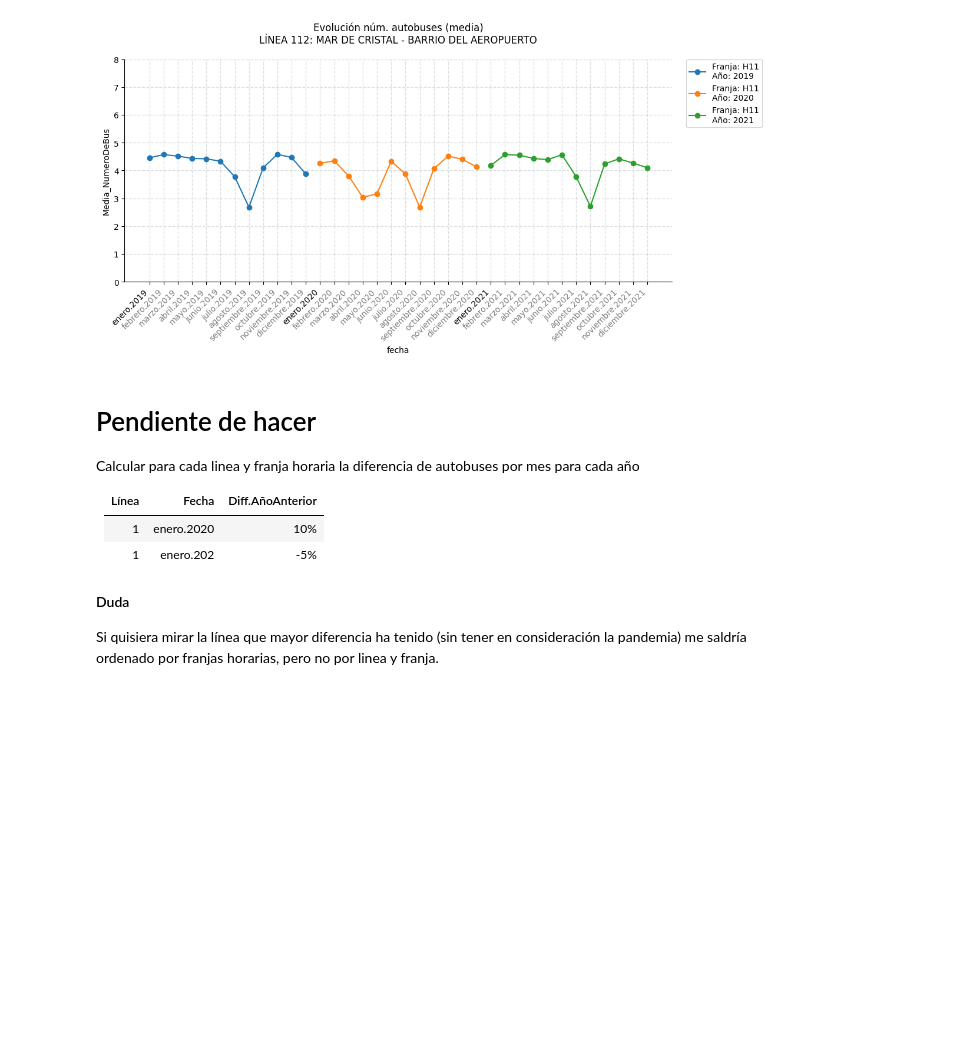
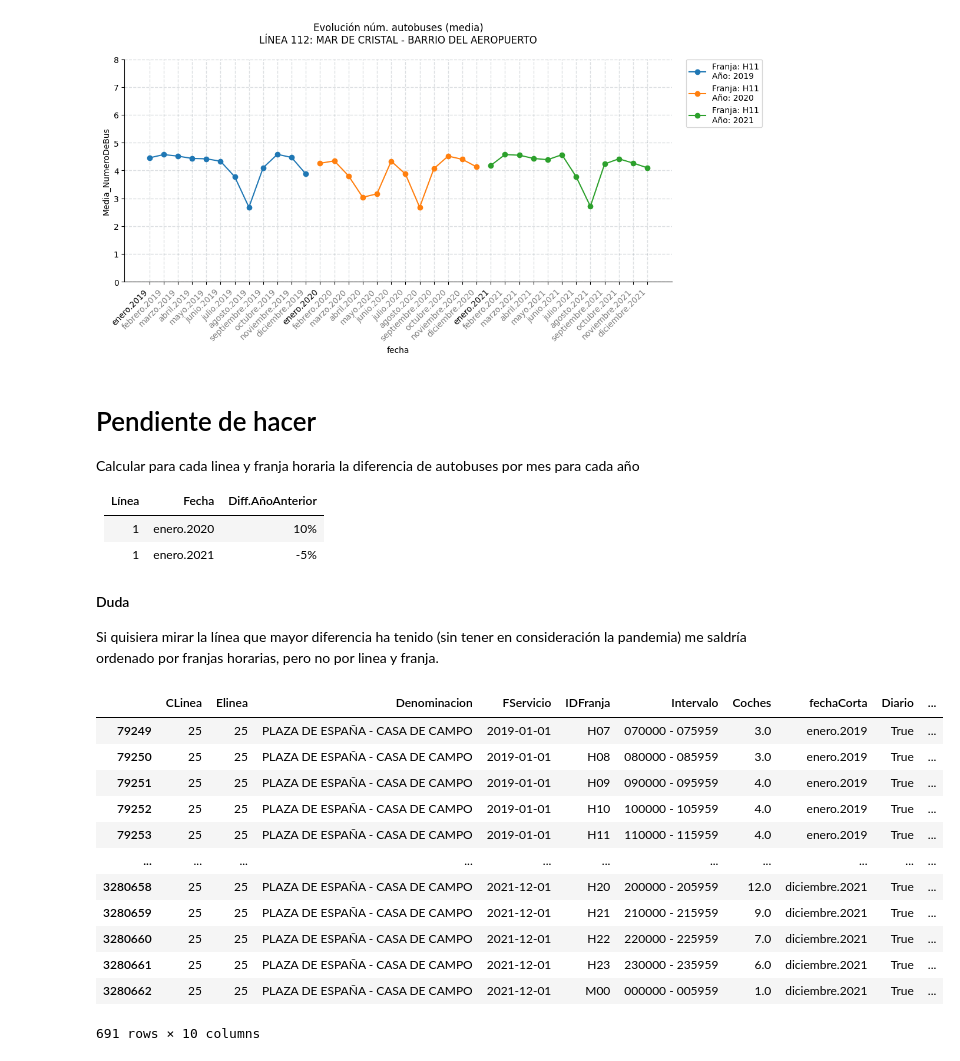
Before and after one commit to nacholopex/emt_madrid, a Jupyter notebook: 2022_emt_evolucion.ipynb, the cells around one changed output. Drawn from its saved outputs; the diff is of its cells as text; code cells hidden in the pictures; blank space fills up the shorter version.

```diff
--- a/2022_emt_evolucion.ipynb
+++ b/2022_emt_evolucion.ipynb
@@ -197,11 +178,30 @@ Calcular para cada linea y franja horaria la diferencia de autobuses por mes par
 | Línea |   Fecha    | Diff.AñoAnterior |
 |-------|   -------  |------------------|
 |   1   | enero.2020 |       10%        |
-|   1   | enero.202  |       -5%        |
+|   1   | enero.2021 |       -5%        |
 
 
 #### Duda
 Si quisiera mirar la línea que mayor diferencia ha tenido (sin tener en consideración la pandemia) me saldría ordenado por franjas horarias, pero no por linea y franja.
+# %%
+linea25 = media_buses[media_buses['CLinea']==25]
+# %%
+linea25 = linea25[linea25['FServicio'].dt.day==1]
+linea25
+# %% [output]
+|  | CLinea | Elinea | Denominacion | FServicio | IDFranja | Intervalo | Coches | fechaCorta | Diario | ... |
+| 79249 | 25 | 25 | PLAZA DE ESPAÑA - CASA DE CAMPO | 2019-01-01 | H07 | 070000 - 075959 | 3.0 | enero.2019 | True | ... |
+| 79250 | 25 | 25 | PLAZA DE ESPAÑA - CASA DE CAMPO | 2019-01-01 | H08 | 080000 - 085959 | 3.0 | enero.2019 | True | ... |
+| 79251 | 25 | 25 | PLAZA DE ESPAÑA - CASA DE CAMPO | 2019-01-01 | H09 | 090000 - 095959 | 4.0 | enero.2019 | True | ... |
+| 79252 | 25 | 25 | PLAZA DE ESPAÑA - CASA DE CAMPO | 2019-01-01 | H10 | 100000 - 105959 | 4.0 | enero.2019 | True | ... |
+| 79253 | 25 | 25 | PLAZA DE ESPAÑA - CASA DE CAMPO | 2019-01-01 | H11 | 110000 - 115959 | 4.0 | enero.2019 | True | ... |
+| ... | ... | ... | ... | ... | ... | ... | ... | ... | ... | ... |
+| 3280658 | 25 | 25 | PLAZA DE ESPAÑA - CASA DE CAMPO | 2021-12-01 | H20 | 200000 - 205959 | 12.0 | diciembre.2021 | True | ... |
+| 3280659 | 25 | 25 | PLAZA DE ESPAÑA - CASA DE CAMPO | 2021-12-01 | H21 | 210000 - 215959 | 9.0 | diciembre.2021 | True | ... |
+| 3280660 | 25 | 25 | PLAZA DE ESPAÑA - CASA DE CAMPO | 2021-12-01 | H22 | 220000 - 225959 | 7.0 | diciembre.2021 | True | ... |
+| 3280661 | 25 | 25 | PLAZA DE ESPAÑA - CASA DE CAMPO | 2021-12-01 | H23 | 230000 - 235959 | 6.0 | diciembre.2021 | True | ... |
+| 3280662 | 25 | 25 | PLAZA DE ESPAÑA - CASA DE CAMPO | 2021-12-01 | M00 | 000000 - 005959 | 1.0 | diciembre.2021 | True | ... |
+691 rows × 10 columns
 # %%
 # media_buses.apply(lambda x: calcularDiferencia(x))
 
```
Also changed, not shown: parts of 12 cells of this notebook, 1 other file.
